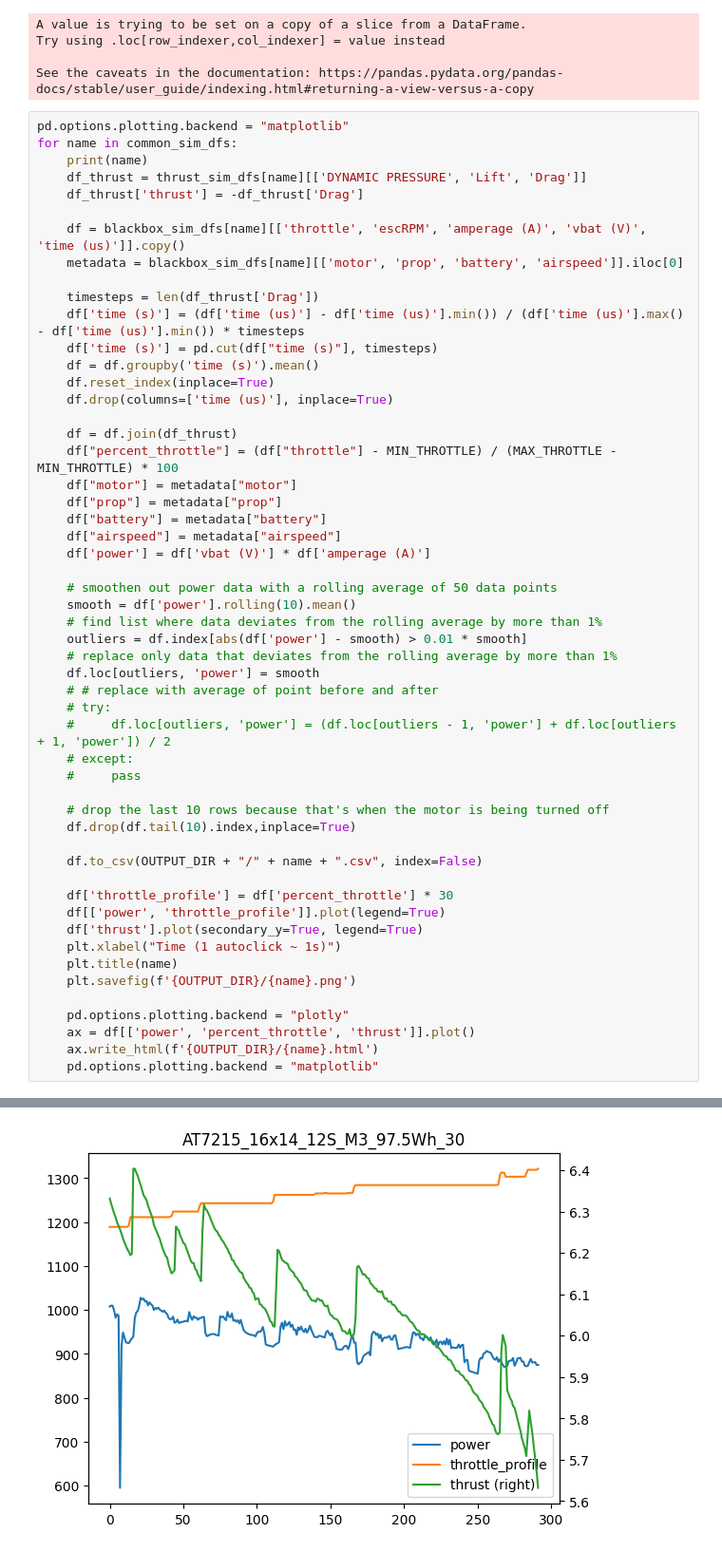
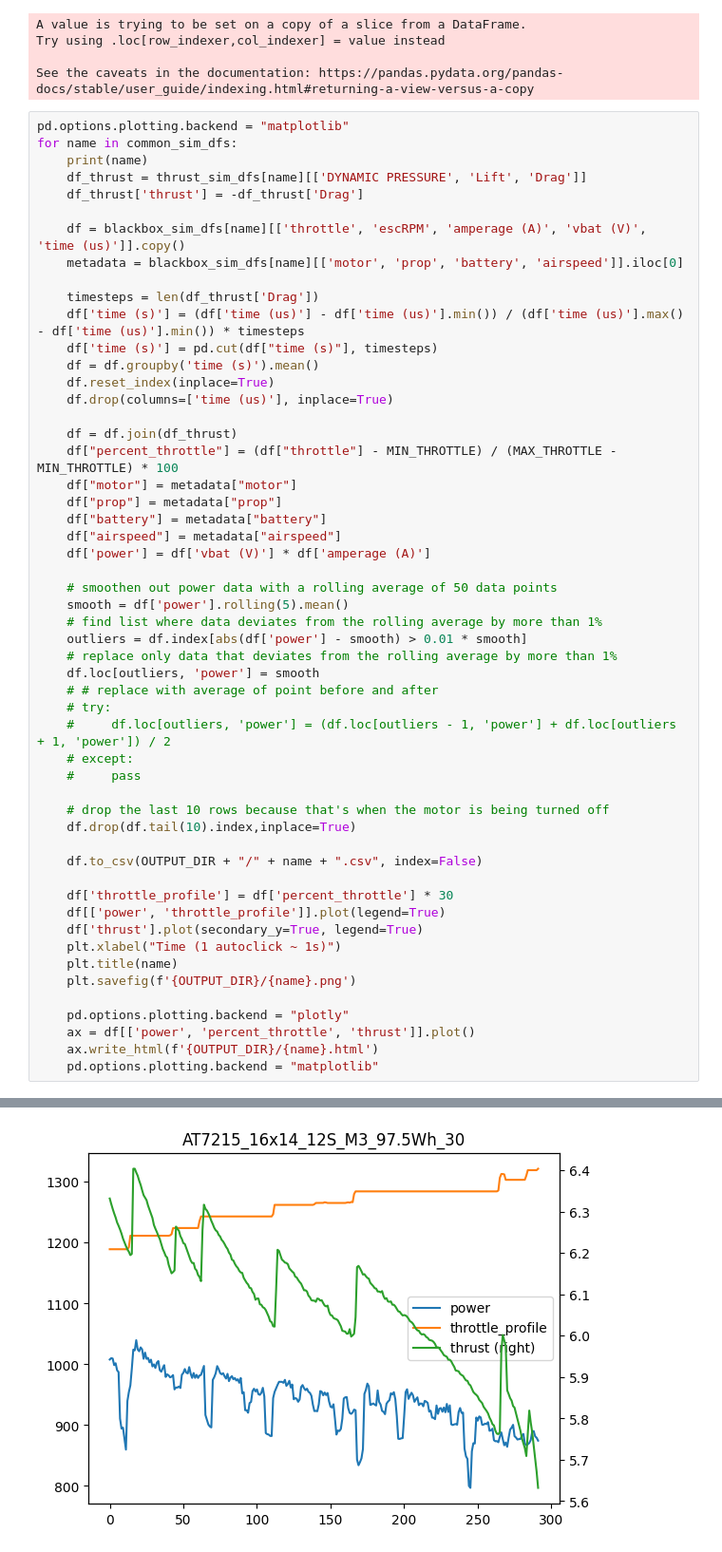
Before and after one commit to SanderGi/DesignBuildFly, a Jupyter notebook: python_tools/eda/windTunnel3.ipynb, the cells around one changed output, grey strips where cells are left out. Shown: that part at 95% size. Cells and saved outputs as stored; diff of their text form.

Commit message:
5 second smoothing

```diff
--- a/python_tools/eda/windTunnel3.ipynb
+++ b/python_tools/eda/windTunnel3.ipynb
@@ -360,7 +360,7 @@ for name in common_sim_dfs:
     df['power'] = df['vbat (V)'] * df['amperage (A)']
 
     # smoothen out power data with a rolling average of 50 data points
-    smooth = df['power'].rolling(10).mean()
+    smooth = df['power'].rolling(5).mean()
     # find list where data deviates from the rolling average by more than 1%
     outliers = df.index[abs(df['power'] - smooth) > 0.01 * smooth]
     # replace only data that deviates from the rolling average by more than 1%
@@ -423 +423 @@ See the caveats in the documentation: https://pandas.pydata.org/pandas-docs/stab
-[figure, old version]
+[figure, new version]
```
Also changed, not shown: parts of 1 cell of this notebook.
